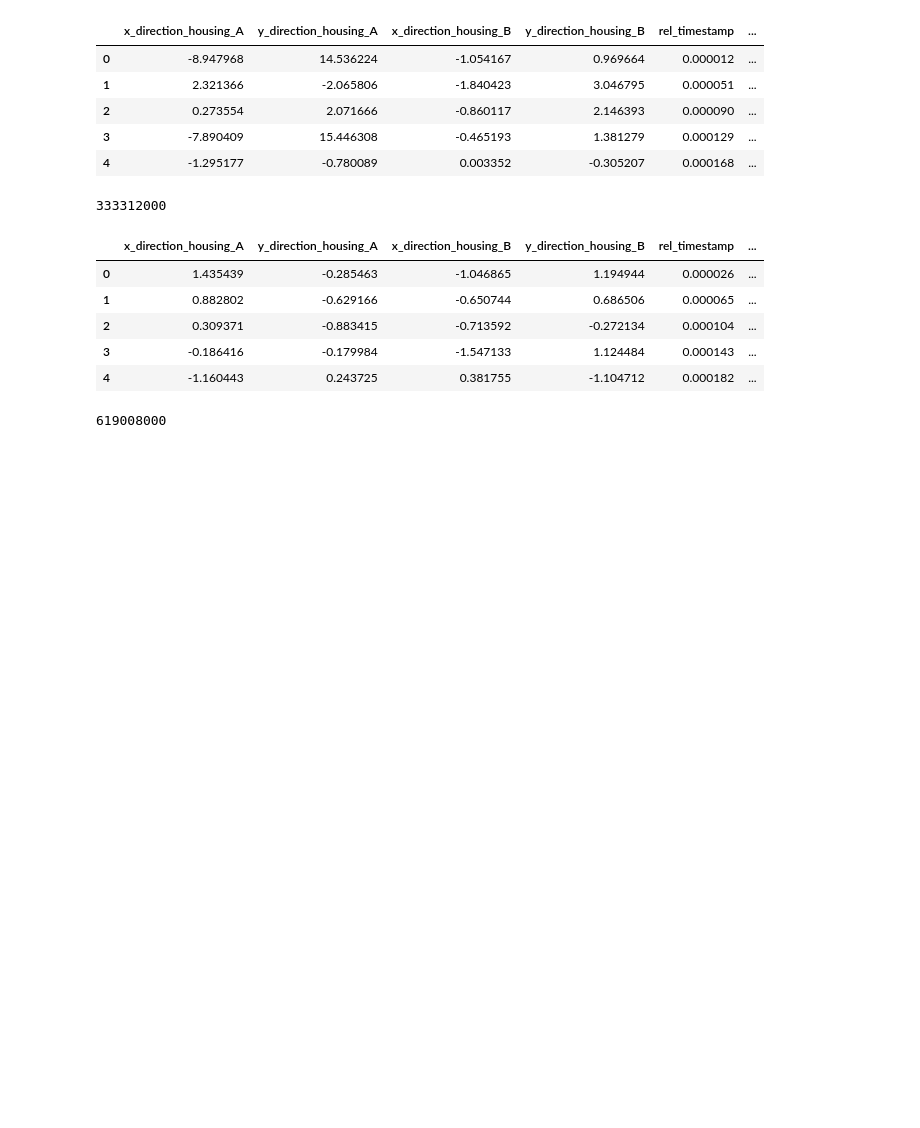
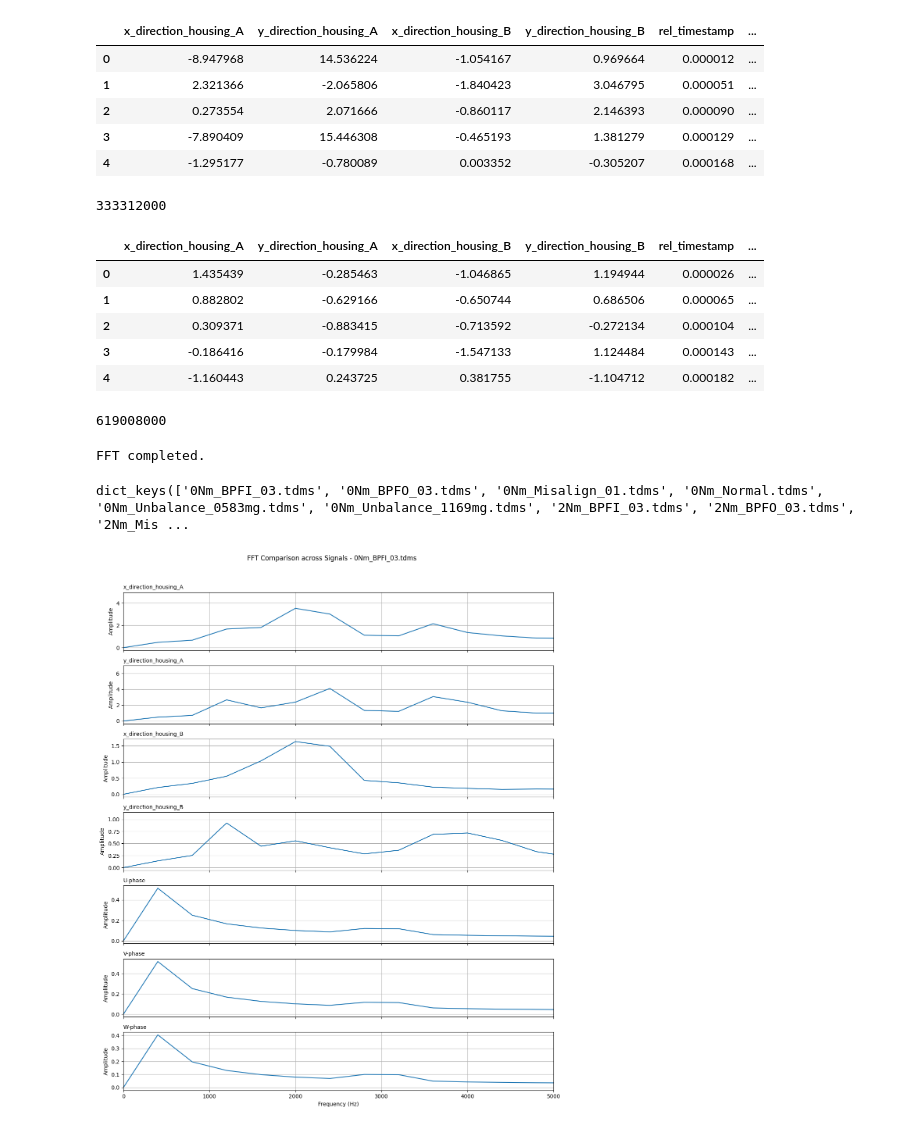
Before and after one commit to Carloscerq/CI-Digital-PBL---Circuitos-Digitais-IV, a Jupyter notebook: Scripts/mlp_training.ipynb, the cells around one changed output. Drawn from its saved outputs; the diff is of its cells as text; code cells hidden in the pictures; blank space fills up the shorter version.

```diff
--- a/Scripts/mlp_training.ipynb
+++ b/Scripts/mlp_training.ipynb
@@ -246,3 +243,73 @@ final_df.head()
 final_df.size
 # %% [output]
 619008000
+# %%
+FS = 25600          # Sampling frequency (Hz)
+WINDOW = 64       # FFT window size
+STEP = WINDOW       # No overlap (change to WINDOW//2 for 50% overlap)
+
+signals = [
+    "x_direction_housing_A",
+    "y_direction_housing_A",
+    "x_direction_housing_B",
+    "y_direction_housing_B",
+    "U-phase",
+    "V-phase",
+    "W-phase",
+]
+
+fft_results = {}
+
+for file_name, group in final_df.groupby("file_name"):
+    group = group.sort_values("Timestamp")
+    fft_results[file_name] = {}
+
+    for signal in signals:
+        x = group[signal].dropna().to_numpy()
+        if len(x) < WINDOW:
+            continue
+
+        signal_fft = []
+
+        for start in range(0, len(x) - WINDOW + 1, STEP):
+            window = x[start:start + WINDOW]
+            window = window - np.mean(window)
+            amplitude = np.abs(rfft(window))
+            frequency = rfftfreq(WINDOW, d=1/FS)
+            signal_fft.append({
+                "frequency": frequency,
+                "amplitude": amplitude
+            })
+        fft_results[file_name][signal] = signal_fft
+
+print("FFT completed.")
+# %% [output]
+FFT completed.
+# %%
+fft_results.keys()
+# %% [output]
+dict_keys(['0Nm_BPFI_03.tdms', '0Nm_BPFO_03.tdms', '0Nm_Misalign_01.tdms', '0Nm_Normal.tdms', '0Nm_Unbalance_0583mg.tdms', '0Nm_Unbalance_1169mg.tdms', '2Nm_BPFI_03.tdms', '2Nm_BPFO_03.tdms', '2Nm_Mis ...
+# %%
+target_file = list(fft_results.keys())[0]
+signals_to_plot = list(fft_results[target_file].keys())
+
+fig, axes = plt.subplots(len(signals_to_plot), 1, figsize=(12, 2 * len(signals_to_plot)), sharex=True)
+
+for ax, signal in zip(axes, signals_to_plot):
+    windows = fft_results[target_file][signal]
+    if windows:
+        freqs = windows[0]["frequency"]
+        avg_amplitude = np.mean([w["amplitude"] for w in windows], axis=0) * (2 / WINDOW)
+
+        ax.plot(freqs, avg_amplitude, color='tab:blue')
+        ax.set_ylabel("Amplitude")
+        ax.set_title(signal, fontsize=10, loc='left')
+        ax.grid(True)
+
+axes[-1].set_xlabel("Frequency (Hz)")
+plt.xlim(0, 5000)
+plt.suptitle(f"FFT Comparison across Signals - {target_file}", y=1.02)
+plt.tight_layout()
+plt.show()
+# %% [output]
+[figure, added]
```
Also changed, not shown: parts of 12 cells of this notebook.
